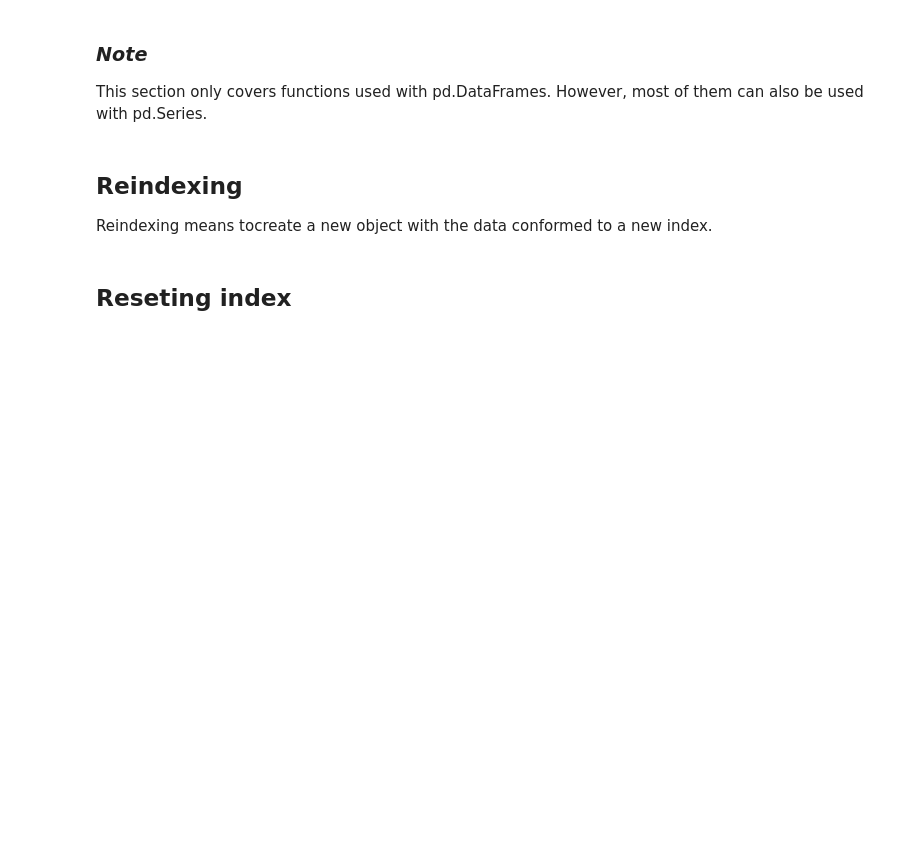
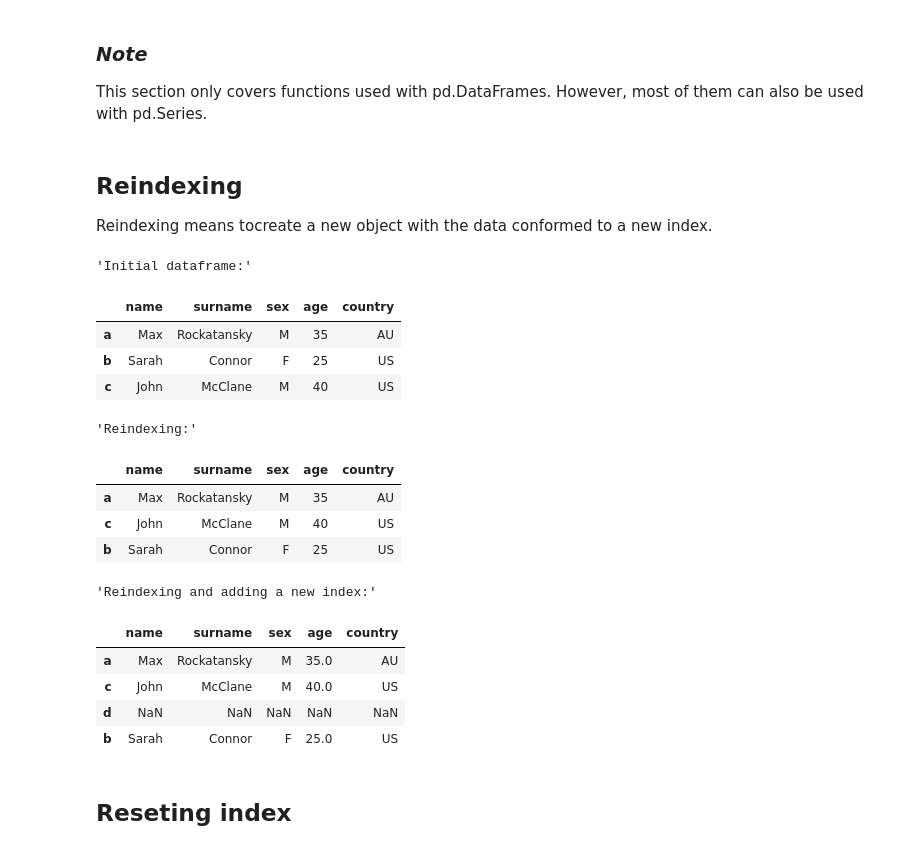
Before and after one commit to albert-rz/intro_to_python, a Jupyter notebook: intro_to_python_pandas.ipynb, the cells around one changed output. Drawn from its saved outputs; the diff is of its cells as text; code cells hidden in the pictures; blank space fills up the shorter version.

```diff
--- a/intro_to_python_pandas.ipynb
+++ b/intro_to_python_pandas.ipynb
@@ -228,21 +324,39 @@ Reindexing means tocreate a new object with the data conformed to a new index.
 # %%
 "Initial dataframe:"
 df_1 = pd.DataFrame(
     {"name": ["Max", "Sarah", "John"],
      "surname": ["Rockatansky", "Connor", "McClane"],
      "sex": ["M", "F", "M"],
-     "age": [35, 25, 40]},
+     "age": [35, 25, 40],
+     "country": ["AU", "US", "US"]},
     index=["a", "b", "c"]
 )
 df_1
 
 "Reindexing:"
 df_2 = df_1.reindex(['a', 'c', 'b'])
 df_2
 
 "Reindexing and adding a new index:"
 df_3 = df_1.reindex(['a', 'c', 'd', 'b'])
 df_3
+# %% [output]
+'Initial dataframe:'
+|  | name | surname | sex | age | country |
+| a | Max | Rockatansky | M | 35 | AU |
+| b | Sarah | Connor | F | 25 | US |
+| c | John | McClane | M | 40 | US |
+'Reindexing:'
+|  | name | surname | sex | age | country |
+| a | Max | Rockatansky | M | 35 | AU |
+| c | John | McClane | M | 40 | US |
+| b | Sarah | Connor | F | 25 | US |
+'Reindexing and adding a new index:'
+|  | name | surname | sex | age | country |
+| a | Max | Rockatansky | M | 35.0 | AU |
+| c | John | McClane | M | 40.0 | US |
+| d | NaN | NaN | NaN | NaN | NaN |
+| b | Sarah | Connor | F | 25.0 | US |
 # %% [markdown]
 ## Reseting index
 # %%
```
Also changed, not shown: parts of 46 cells of this notebook, 2 other files.
